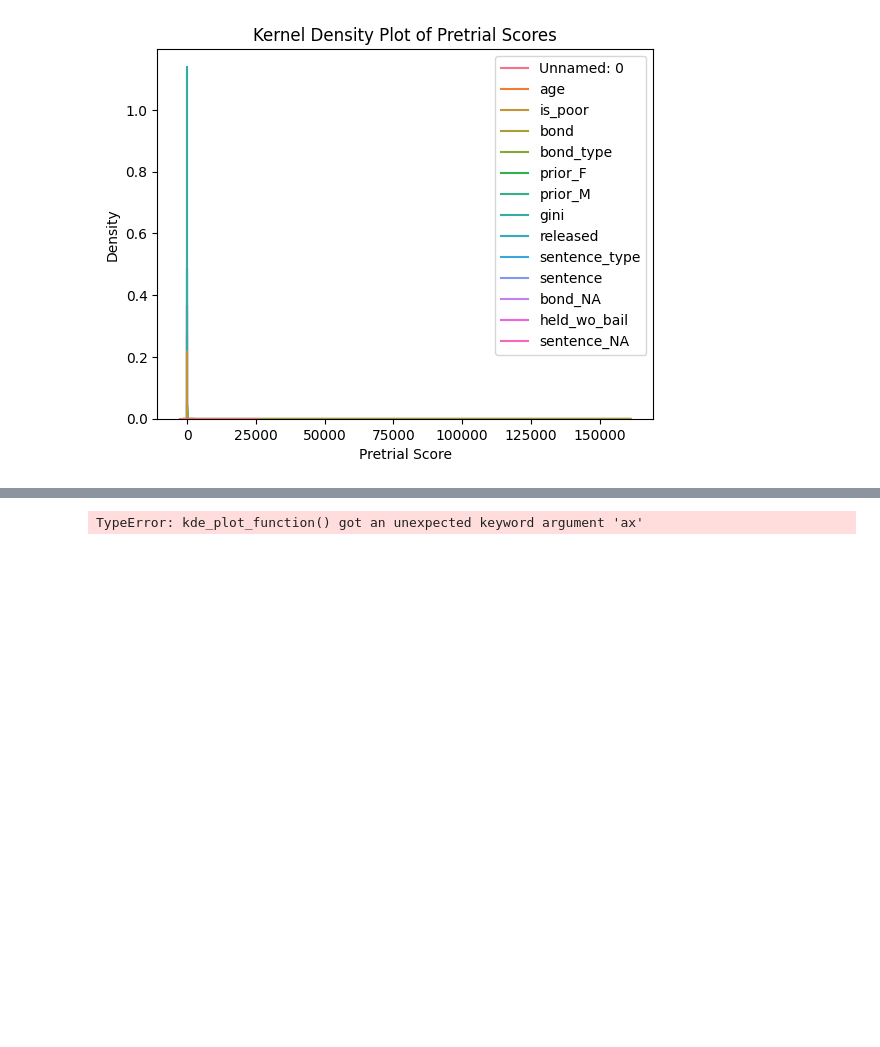
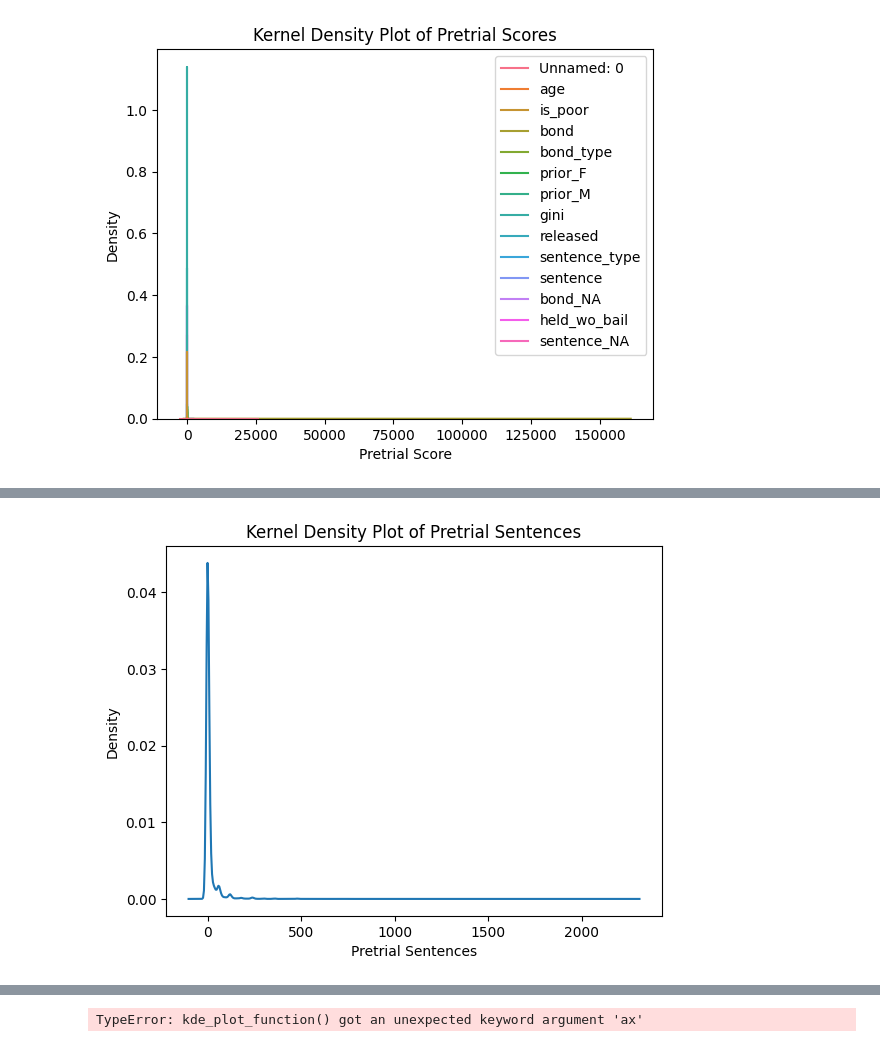
Before and after one commit to simoneminorr/visualization_assignment, a Jupyter notebook: assignment.ipynb, the cells around one changed output, grey strips where cells are left out. Saved outputs shown, nothing was run; the diff lists cells and outputs as text; code cells hidden in the pictures; blank space fills up the shorter version.

Commit message:
Having a hard time applying the function to the pretrial and making a graph

```diff
--- a/assignment.ipynb
+++ b/assignment.ipynb
@@ -205,3 +216,13 @@ pretrail.head()
+# %%
+#kde
+grid, kde_values = kde_plot_function(pretrial['sentence']) # Unpack the returned tuple
+#Source: https://www.geeksforgeeks.org/python/unpacking-a-tuple-in-python/
+fig, ax = plt.subplots() # Create a figure and axes
+sns.lineplot(x=grid, y=kde_values, ax=ax) # Plot using lineplot on the axes
+ax.set(title="Kernel Density Plot of Pretrial Sentences", xlabel='Pretrial Sentences', ylabel='Density') # Set title and labels on the axes
+plt.show() # Show the plot
+# %% [output]
+[figure, added]
 # %%
 #trying function with pretrial data to make graph
 
```
Also changed, not shown: parts of 3 cells of this notebook.
